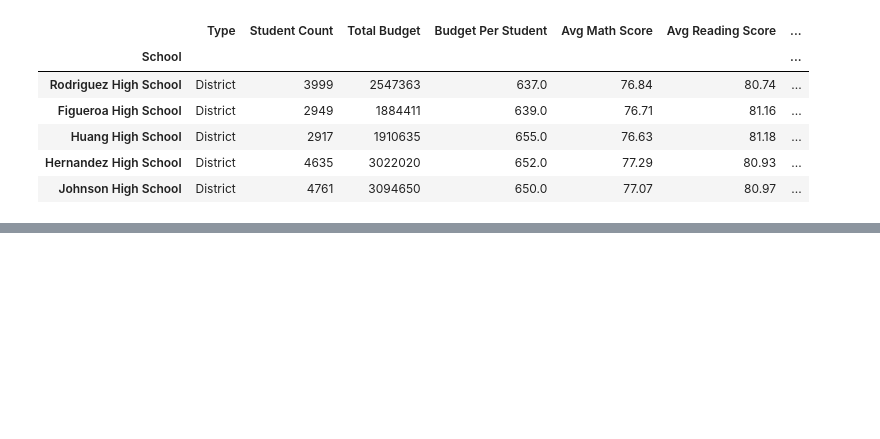
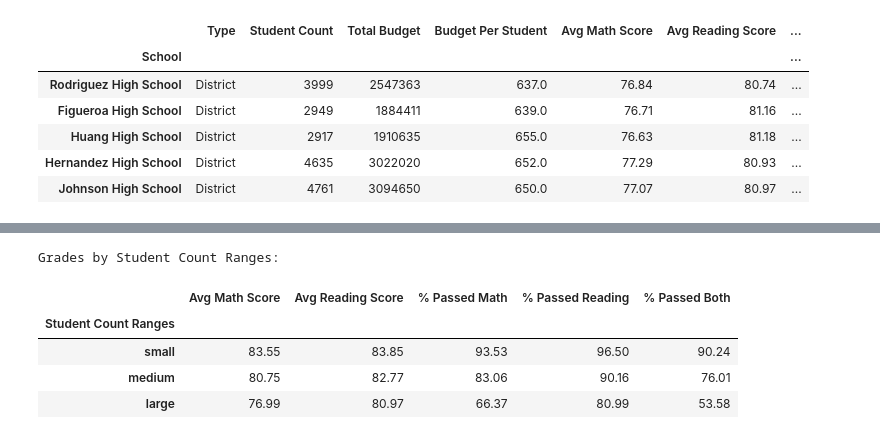
Before and after one commit to RL-Lane/pandas-challenge, a Jupyter notebook: PyCitySchools/PyCitySchools.ipynb, the cells around one changed output, grey strips where cells are left out. Cells and saved outputs as stored; diff of their text form; code cells hidden in the pictures; blank space fills up the shorter version.

```diff
--- a/PyCitySchools/PyCitySchools.ipynb
+++ b/PyCitySchools/PyCitySchools.ipynb
@@ -232,0 +365,18 @@ Bottom Five Schools:
+# %%
+size_bins = [0,1799,2925,5000]
+size_names = ["small","medium","large"]
+size_bins_df = schools_final.reset_index()
+size_bins_df["Student Count Ranges"] = pd.cut(size_bins_df["Student Count"], size_bins, labels=size_names, include_lowest=True)
+
+size_group = size_bins_df.groupby(["Student Count Ranges"])
+size_range_df = size_group[['Avg Math Score','Avg Reading Score','% Passed Math','% Passed Reading','% Passed Both']].mean().round(2)
+
+print("Grades by Student Count Ranges:")
+size_range_df
+# %% [output]
+Grades by Student Count Ranges:
+|  | Avg Math Score | Avg Reading Score | % Passed Math | % Passed Reading | % Passed Both |
+| Student Count Ranges |  |  |  |  |  |
+| small | 83.55 | 83.85 | 93.53 | 96.50 | 90.24 |
+| medium | 80.75 | 82.77 | 83.06 | 90.16 | 76.01 |
+| large | 76.99 | 80.97 | 66.37 | 80.99 | 53.58 |
```
Also changed, not shown: parts of 6 cells of this notebook, 1 other file.
